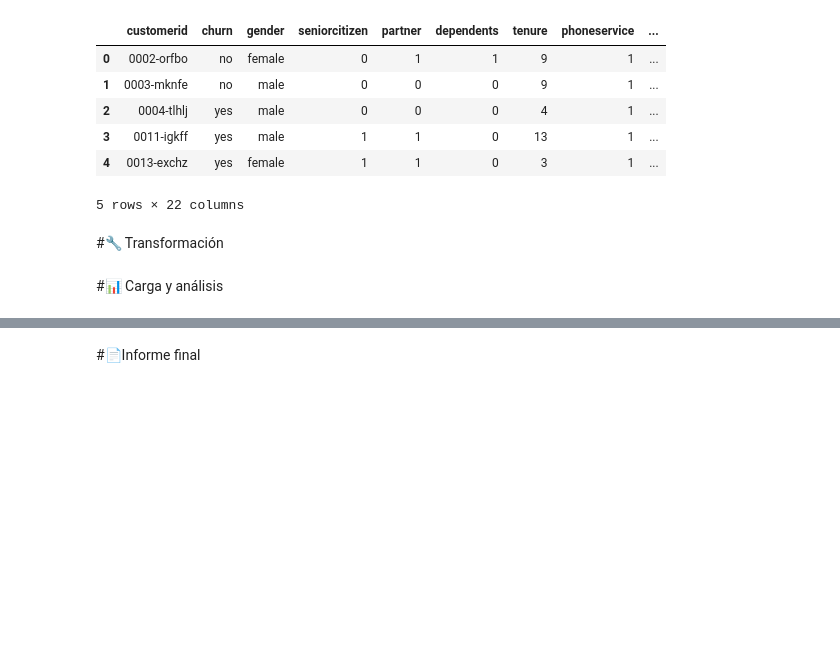
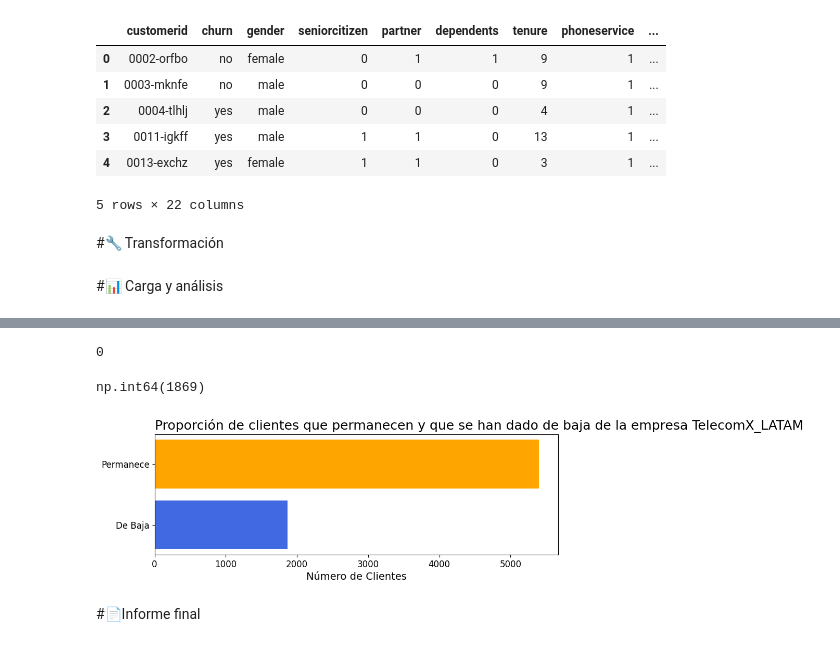
Before and after one commit to patricioterraza/TelecomX_LATAM, a Jupyter notebook: telecomx_latam.ipynb, the cells around one changed output, grey strips where cells are left out. Saved outputs shown, nothing was run; the diff lists cells and outputs as text; code cells hidden in the pictures; blank space fills up the shorter version.

```diff
--- a/telecomx_latam.ipynb
+++ b/telecomx_latam.ipynb
@@ -298,0 +345,27 @@ df.head()
+# %%
+# filtering the rows where Credit-Rating is Fair
+#df_churn = df[df['churn'].str.contains('yes')]
+#print(df_churn)
+#print(df['col2'].isnull().sum())
+
+# Reemplazar los valores nulos en 'churn' por 'no', ya que de acuerdo al métoo describe, es el valor que más se repite dentro de la columna.
+#Además, se puede asumir que la falta del dato colije que el cliente sigue siendo parte de la empresa.
+
+df['churn'] = df['churn'].fillna('no')
+# %%
+print(df['churn'].isnull().sum())
+# %% [output]
+0
+# %%
+# Reemplazar 'yes' por 1 y 'no' por 0 en las columna churn
+df['churn'] = df['churn'].replace({'yes': 1, 'no': 0})
+# %%
+# Filtrando las filas en que el valor de churn es 1 o 0 (si o no), y creandoi un dataframe para cada caso
+df_churn_no = df[df['churn'] == 0]
+df_churn_yes = df[df['churn'] == 1]
+# %%
+cantidad_yes = df_churn_yes['churn'].count()
+cantidad_no = df_churn_no['churn'].count()
+cantidad_yes
+# %% [output]
+np.int64(1869)
@@ -299,2 +375,22 @@ df.head()
+# %%
+#Graficando Churn
+
+colores = ['royalblue','orange','forestgreen','orchid',
+           'purple','brown','slateblue','gray','olive',
+           'navy','teal','tomato',]
+
+fig, ax = plt.subplots(figsize=(10,3))
+
+ax.barh(['De Baja', 'Permanece'], [cantidad_yes,cantidad_no],color=colores)
+ax.set_title('Proporción de clientes que permanecen y que se han dado de baja de la empresa TelecomX_LATAM',loc='left',
+            fontsize=18)
+ax.set_ylabel('')
+ax.set_xlabel('Número de Clientes', fontsize=14)
+ax.xaxis.set_tick_params(labelsize=12)
+ax.yaxis.set_tick_params(labelsize=12)
+
+plt.show()
+# %% [output]
+[figure, added]
 # %% [markdown]
 #📄Informe final
```
Also changed, not shown: parts of 3 cells of this notebook.
